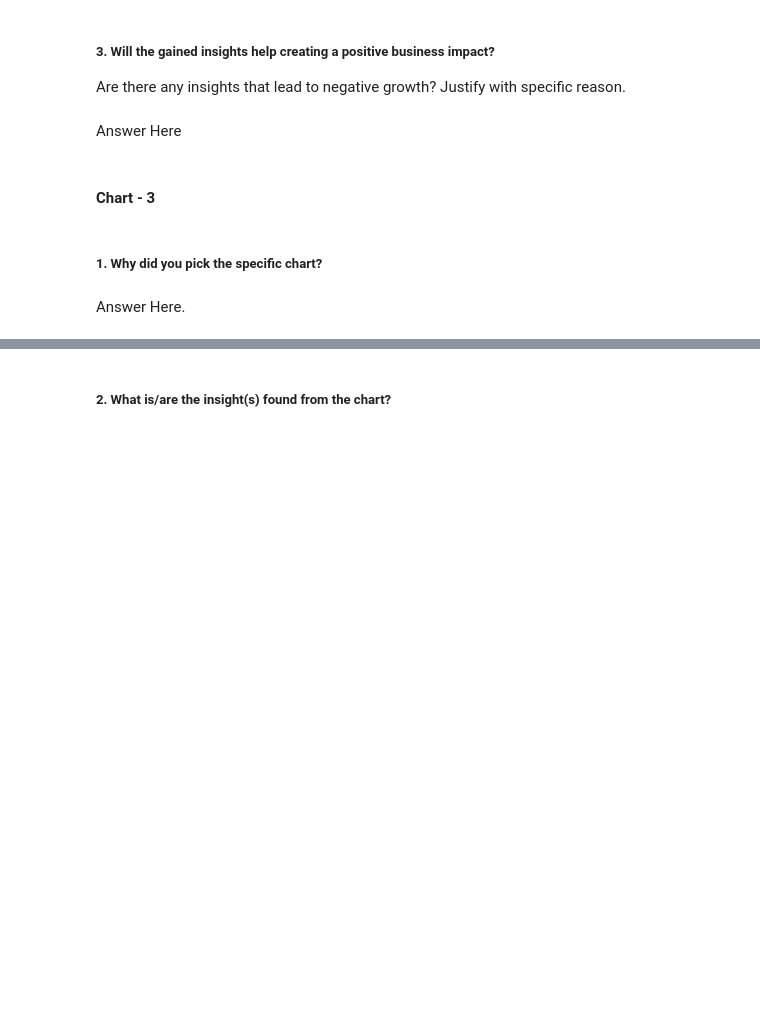
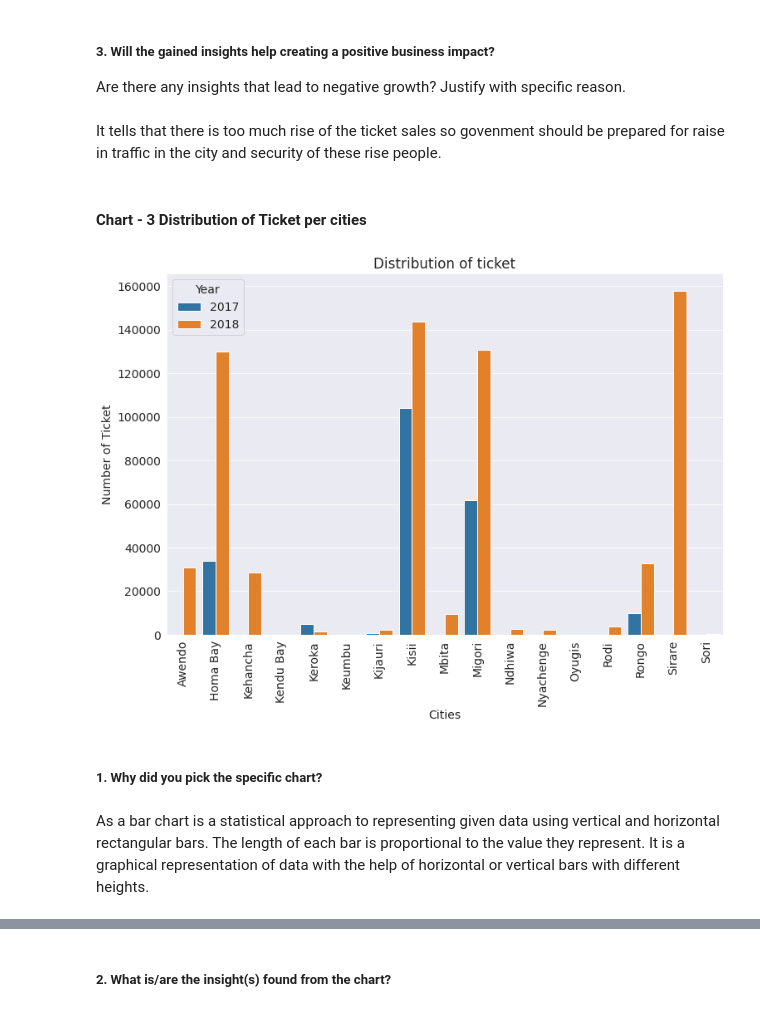
Before and after one commit to maxashoka3/Transport-Demand-Prediction, a Jupyter notebook: Transport_Demand_Prediction.ipynb, the cells around one changed output, grey strips where cells are left out. Cells and saved outputs as stored; diff of their text form; code cells hidden in the pictures; blank space fills up the shorter version.

```diff
--- a/Transport_Demand_Prediction.ipynb
+++ b/Transport_Demand_Prediction.ipynb
@@ -584,7 +616,7 @@ Answer Here
 # %% [markdown]
 ##### 3. Will the gained insights help creating a positive business impact?
 Are there any insights that lead to negative growth? Justify with specific reason.
-# %% [markdown]
-Answer Here
+# %% [markdown]
+It tells that there is too much rise of the ticket sales so govenment should be prepared for raise in  traffic in the city and security of these rise people.
 # %% [markdown]
-#### Chart - 3
+#### Chart - 3 Distribution of Ticket per cities
@@ -593,4 +623,15 @@ Answer Here
+# %%
+# Chart - 3 visualization code
+plt.figure(figsize =(12,8) )
+sns.barplot(data = ticket_sold_per_year, x = 'travel_from',y = 'Ticket Sold',hue = 'Year')
+plt.title("Distribution of ticket")
+plt.xticks(rotation = 90)
+plt.ylabel("Number of Ticket")
+plt.xlabel("Cities")
+plt.show()
+# %% [output]
+[figure, added]
 # %% [markdown]
 ##### 1. Why did you pick the specific chart?
-# %% [markdown]
-Answer Here.
+# %% [markdown]
+As a bar chart is a statistical approach to representing given data using vertical and horizontal rectangular bars. The length of each bar is proportional to the value they represent. It is a graphical representation of data with the help of horizontal or vertical bars with different heights.
```
Also changed, not shown: parts of 43 cells of this notebook.
